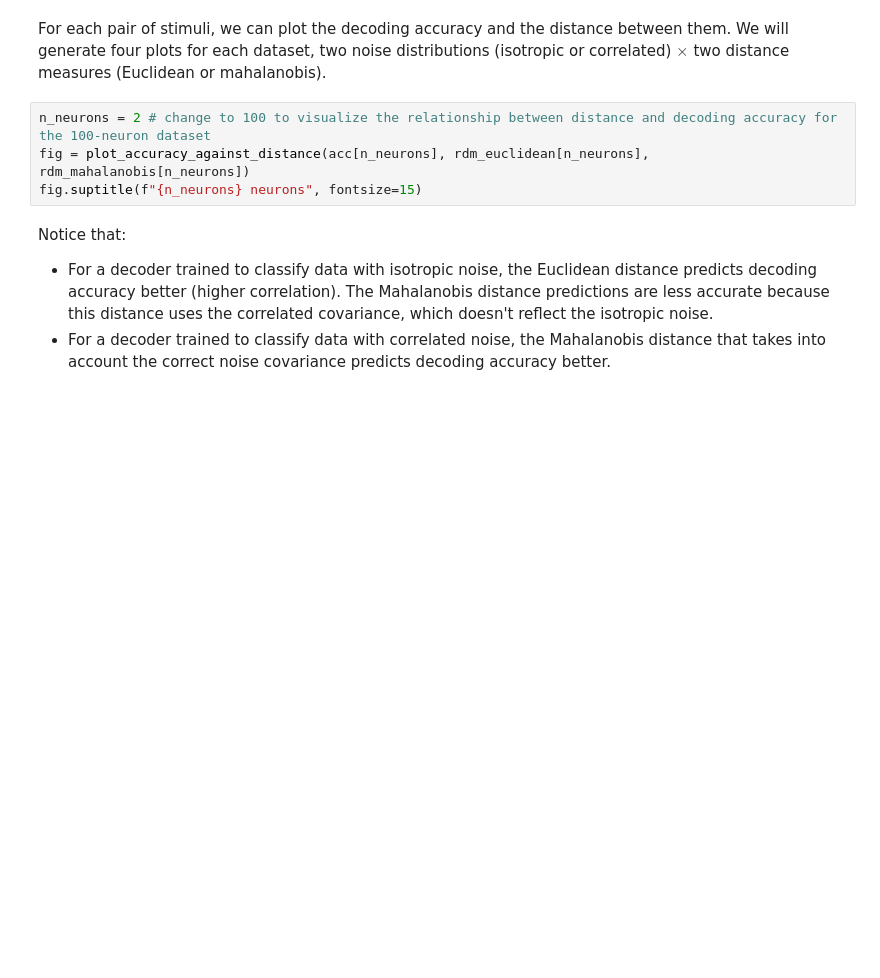
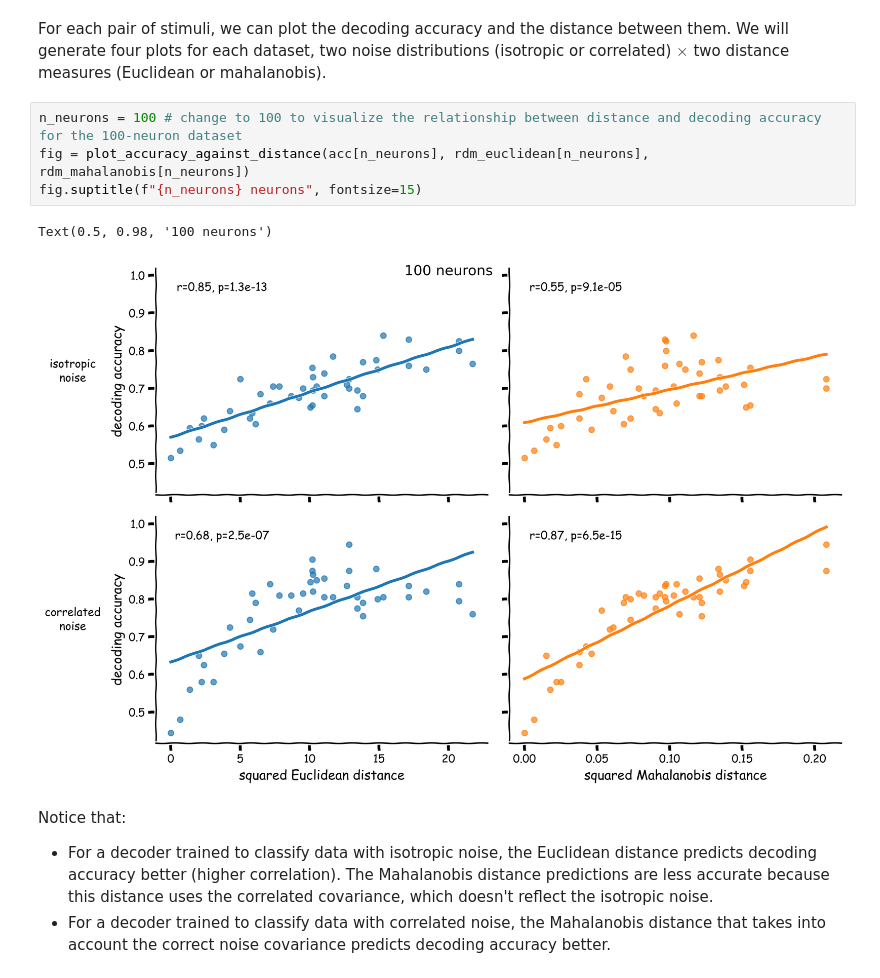
Before and after one commit to crashkk/NeuroMatch_NeuroAI, a Jupyter notebook: W1D3/W1D3_Tutorial4.ipynb, the cells around one changed output. Cells and saved outputs as stored; diff of their text form; blank space fills up the shorter version.

```diff
--- a/W1D3/W1D3_Tutorial4.ipynb
+++ b/W1D3/W1D3_Tutorial4.ipynb
@@ -764,9 +790,12 @@ rdm_euclidean[2] # access dissimilarities by rdm_euclidean[2].dissimilarities
 # %% [markdown]
 For each pair of stimuli, we can plot the decoding accuracy and the distance between them. We will generate four plots for each dataset, two noise distributions (isotropic or correlated) $\times$ two distance measures (Euclidean or mahalanobis).
 # %%
-n_neurons = 2 # change to 100 to visualize the relationship between distance and decoding accuracy for the 100-neuron dataset
+n_neurons = 100 # change to 100 to visualize the relationship between distance and decoding accuracy for the 100-neuron dataset
 fig = plot_accuracy_against_distance(acc[n_neurons], rdm_euclidean[n_neurons], rdm_mahalanobis[n_neurons])
 fig.suptitle(f"{n_neurons} neurons", fontsize=15)
+# %% [output]
+Text(0.5, 0.98, '100 neurons')
+[figure, added]
 # %% [markdown]
 Notice that:
 - For a decoder trained to classify data with isotropic noise, the Euclidean distance predicts decoding accuracy better (higher correlation). The Mahalanobis distance predictions are less accurate because this distance uses the correlated covariance, which doesn't reflect the isotropic noise.
```
Also changed, not shown: parts of 16 cells of this notebook.
